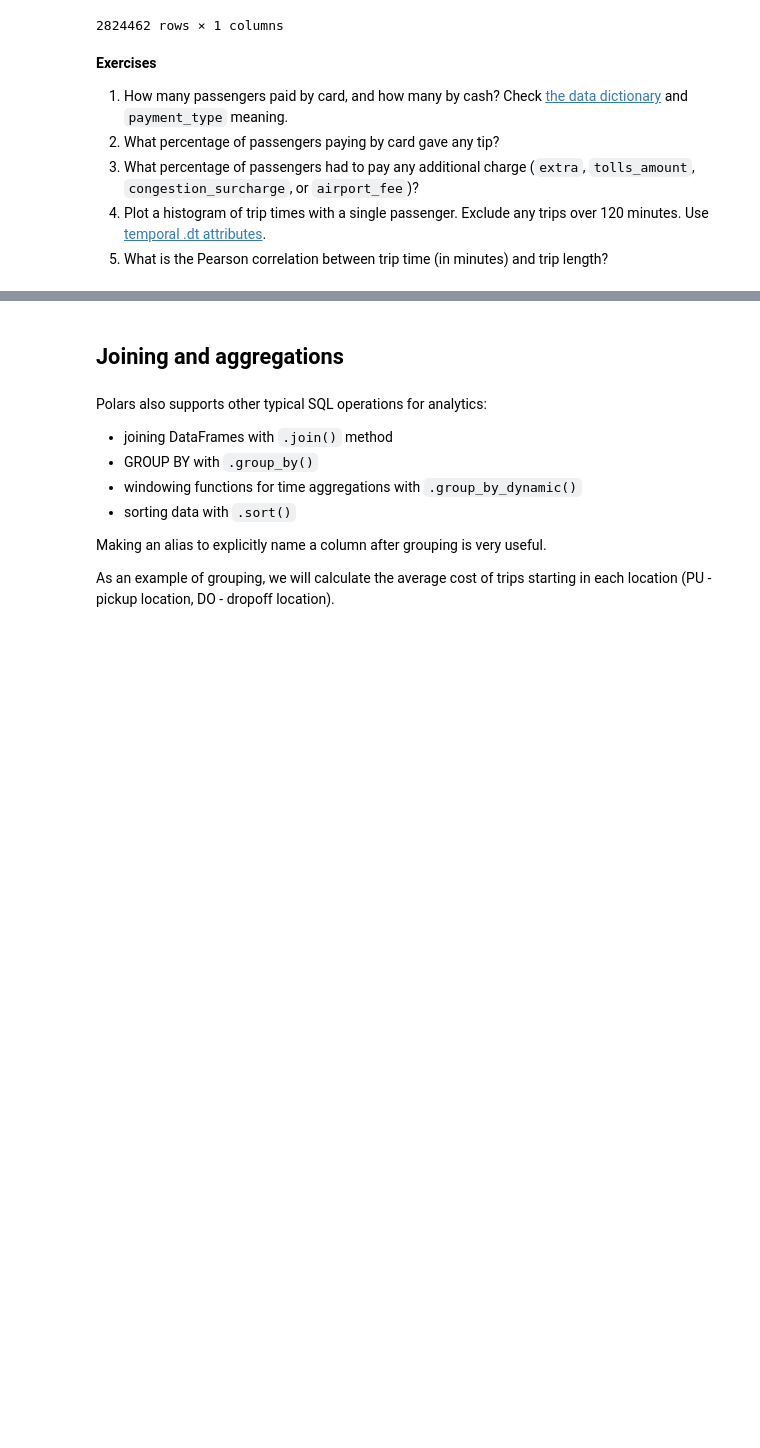
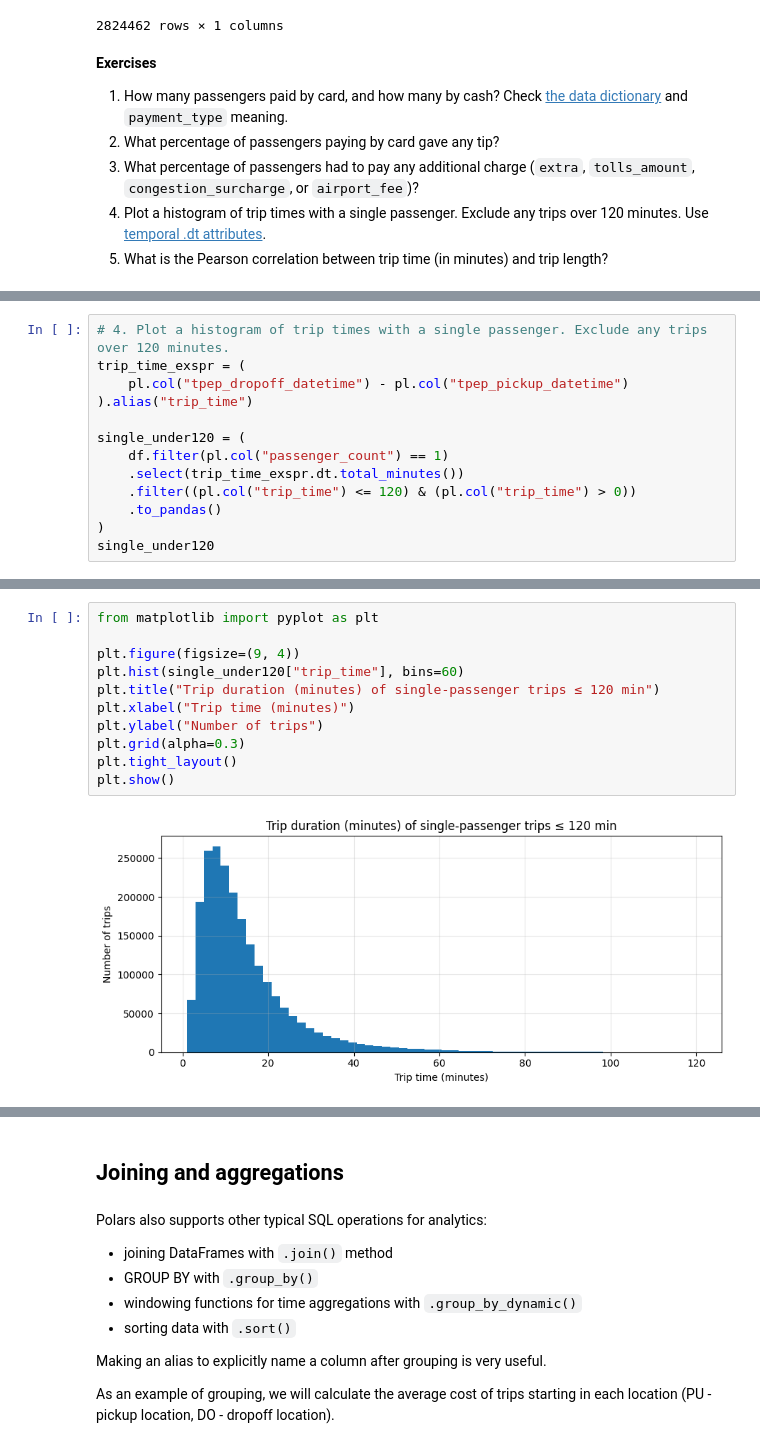
Before and after one commit to juliaryb/MLOps1, a Jupyter notebook: lab03/notebook_polars.ipynb, the cells around one changed output, grey strips where cells are left out. Cells and saved outputs as stored; diff of their text form; blank space fills up the shorter version.

```diff
--- a/lab03/notebook_polars.ipynb
+++ b/lab03/notebook_polars.ipynb
@@ -450,0 +457,13 @@ shape: (0, 19)
+# %%
+# 4. Plot a histogram of trip times with a single passenger. Exclude any trips over 120 minutes.
+trip_time_exspr = (
+    pl.col("tpep_dropoff_datetime") - pl.col("tpep_pickup_datetime")
+).alias("trip_time")
+
+single_under120 = (
+    df.filter(pl.col("passenger_count") == 1)
+    .select(trip_time_exspr.dt.total_minutes())
+    .filter((pl.col("trip_time") <= 120) & (pl.col("trip_time") > 0))
+    .to_pandas()
+)
+single_under120
@@ -450,0 +484,13 @@ shape: (0, 19)
+# %%
+from matplotlib import pyplot as plt
+
+plt.figure(figsize=(9, 4))
+plt.hist(single_under120["trip_time"], bins=60)
+plt.title("Trip duration (minutes) of single-passenger trips ≤ 120 min")
+plt.xlabel("Trip time (minutes)")
+plt.ylabel("Number of trips")
+plt.grid(alpha=0.3)
+plt.tight_layout()
+plt.show()
+# %% [output]
+[figure, added]
```
Also changed, not shown: parts of 44 cells of this notebook, 1 other file.
